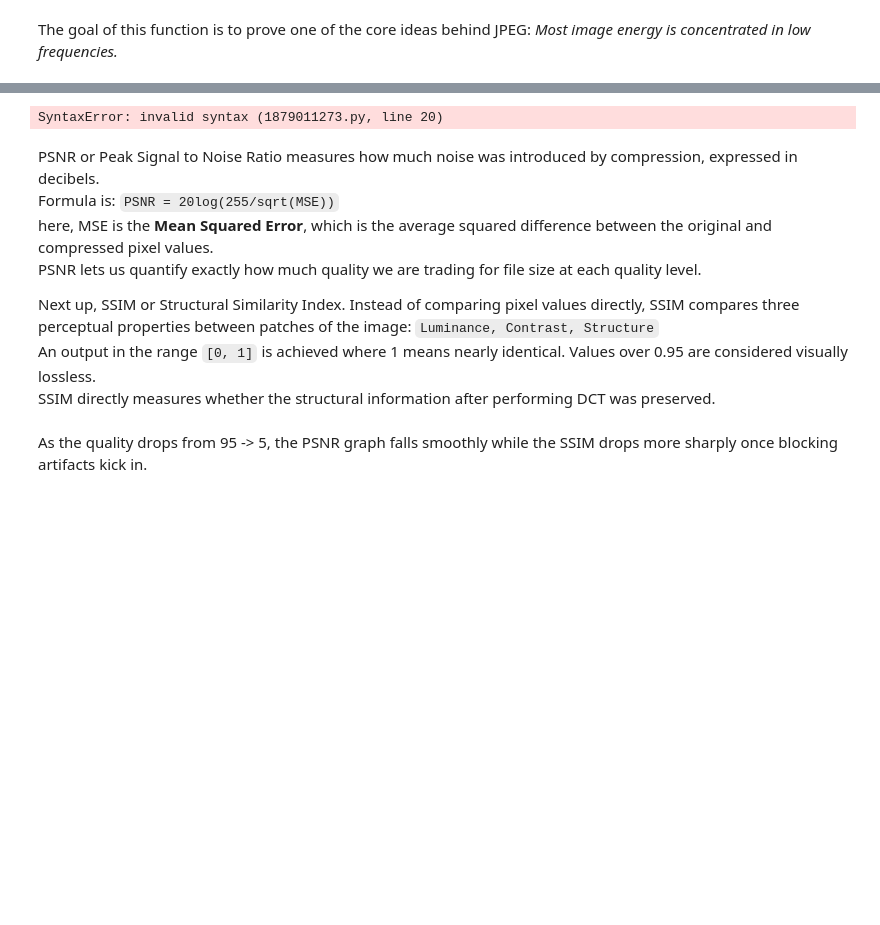
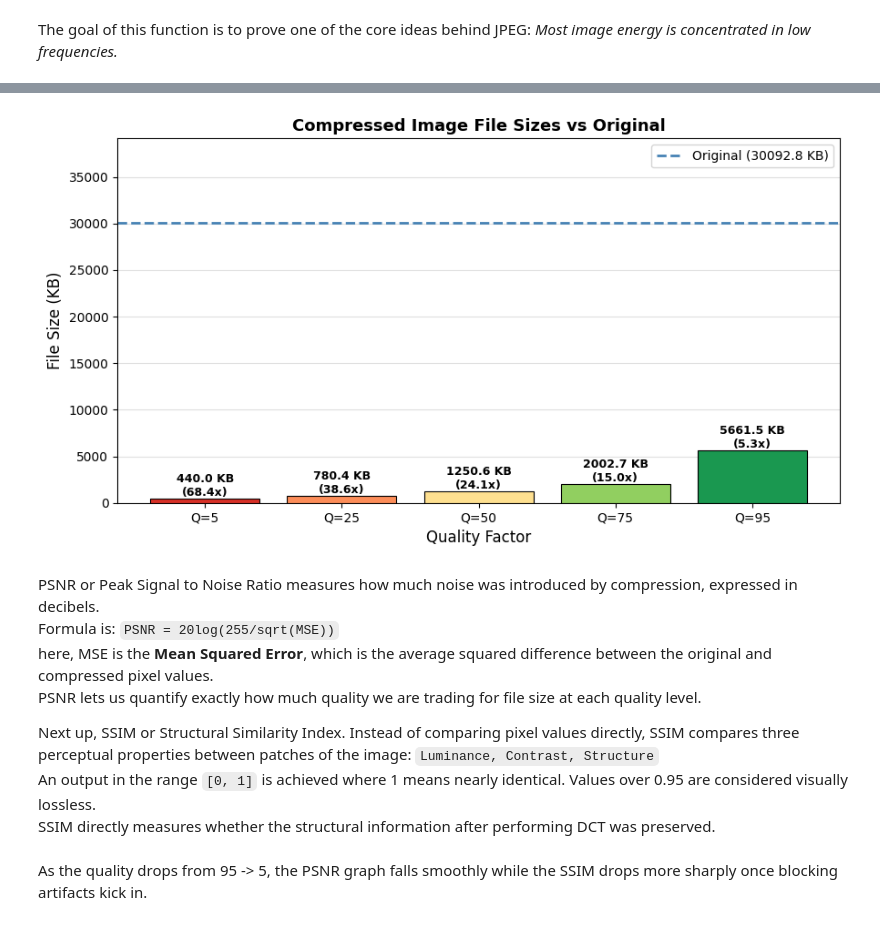
Before and after one commit to nuixyz/jpeg_compression_study, a Jupyter notebook: compressor.ipynb, the cells around one changed output, grey strips where cells are left out. Saved outputs shown, nothing was run; the diff lists cells and outputs as text; code cells hidden in the pictures; blank space fills up the shorter version.

```diff
--- a/compressor.ipynb
+++ b/compressor.ipynb
@@ -151,29 +185,29 @@ plt.show()
 # %%
 fig, ax = plt.subplots(figsize=(9, 5))
 
 labels = [f"Q={r[0]}" for r in results]
 comp_sizes = [r[5] for r in results]
 colors = ['#d73027', '#fc8d59', '#fee090', '#91cf60', '#1a9850']
 
 bars = ax.bar(labels, comp_sizes, color=colors, edgecolor='black', linewidth=0.8, zorder=3)
 ax.axhline(original_size, color='steelblue', linestyle='--', linewidth=2,
            label=f'Original ({original_size:.1f} KB)')
 
 for bar, kb, ratio in zip(bars, comp_sizes, [r[6] for r in results]):
   ax.text(bar.get_x() + bar.get_width() / 2, bar.get_height() + 0.5,
           f"{kb:.1f} KB\n({ratio:.1f}x)", ha='center', va='bottom', fontsize=9, fontweight='bold'
           )
 ax.set_xlabel("Quality Factor", fontsize=12)
 ax.set_ylabel("File Size (KB)", fontsize=12)
 ax.set_title("Compressed Image File Sizes vs Original", fontsize=13, fontweight='bold')
 ax.legend(fontsize=10)
 ax.grid(axis='y', alpha=0.4, zorder=0)
-ax.set_ylim(0, max(original_size, max(comp_sizes)) * 1.3)>
+ax.set_ylim(0, max(original_size, max(comp_sizes)) * 1.3)
 plt.tight_layout()
 # plt.savefig("size_comparison_bar.png", dpi=150)
 plt.show()
 # %% [output]
-SyntaxError: invalid syntax (1879011273.py, line 20)
+[figure, added]
 # %% [markdown]
 PSNR or Peak Signal to Noise Ratio measures how much noise was introduced by compression, expressed in decibels.
 <br>Formula is: `PSNR = 20log(255/sqrt(MSE))`<br>
```
Also changed, not shown: parts of 7 cells of this notebook, 10 other files.
